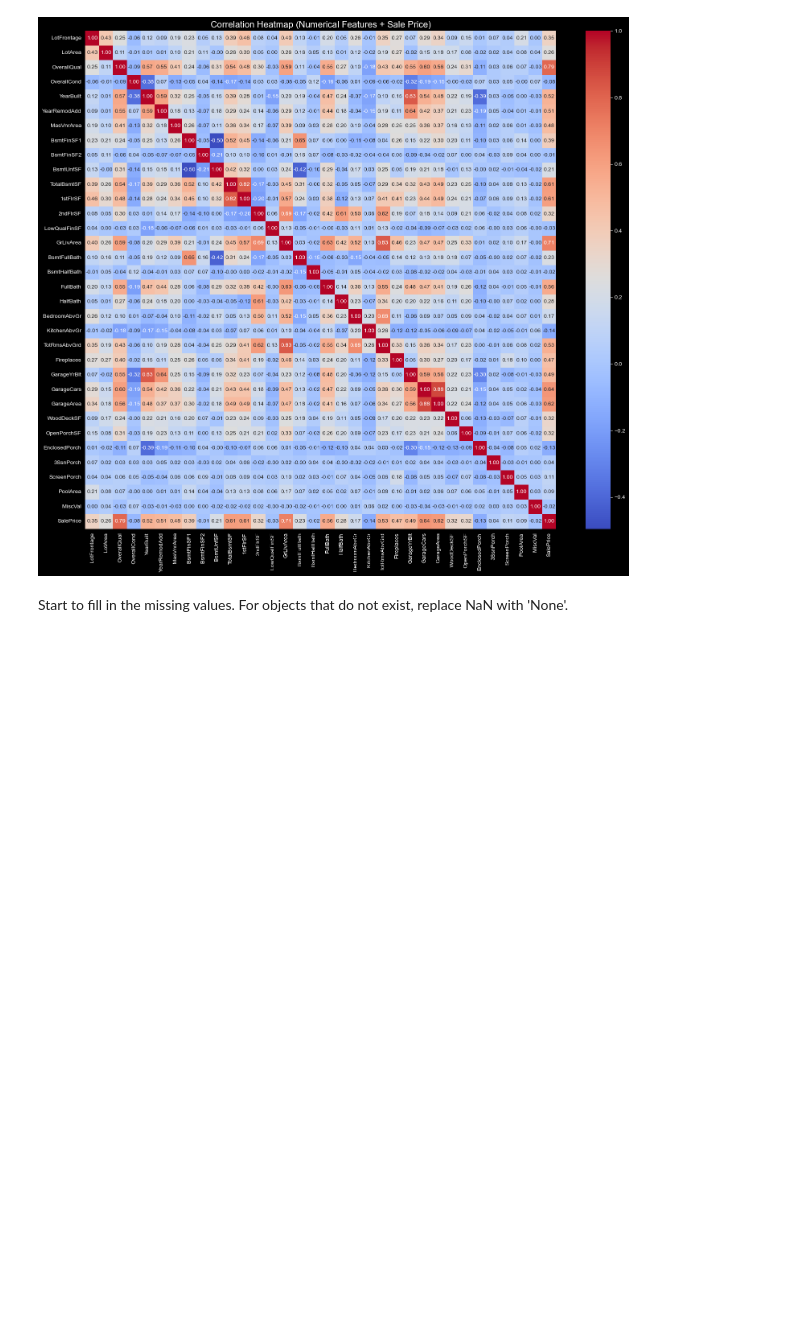
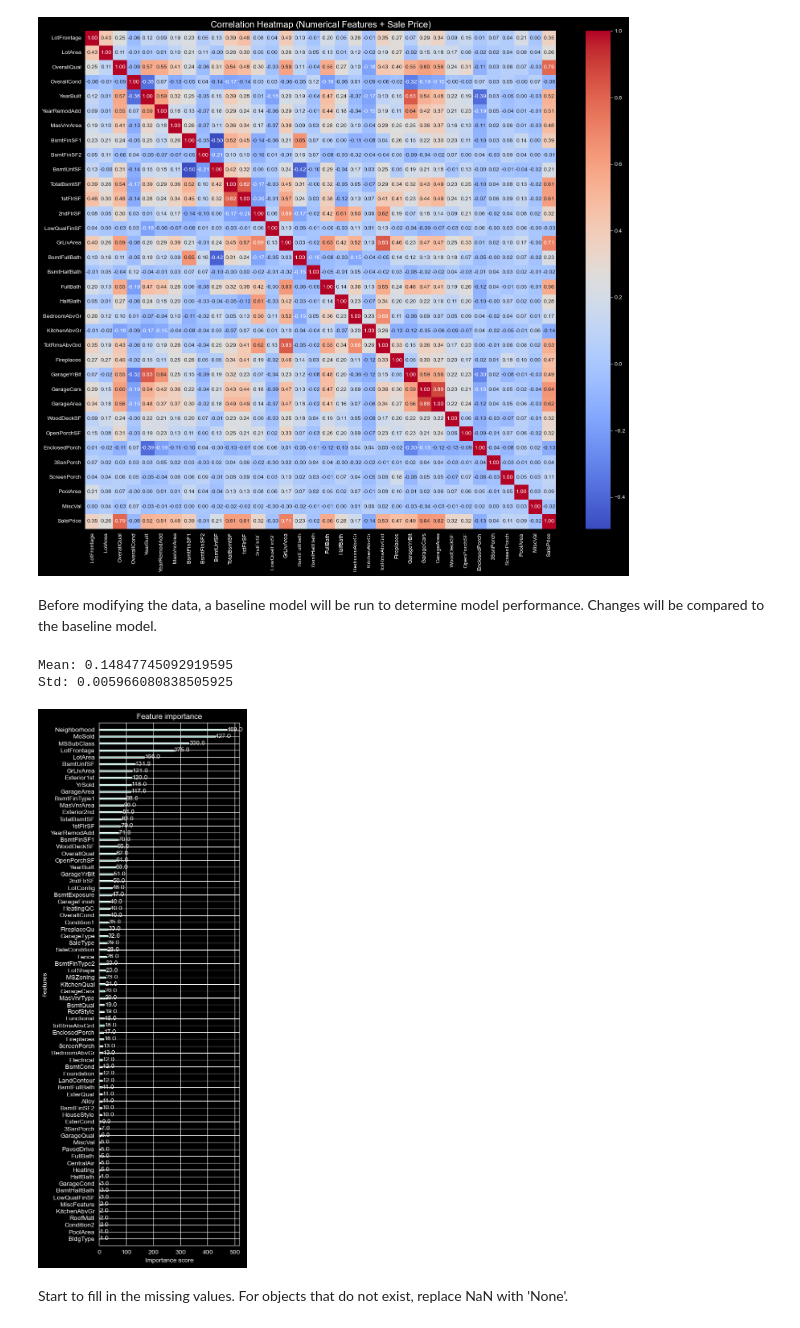
Before and after one commit to robertghennessy/Kaggle-House-Price-Prediction, a Jupyter notebook: Kaggle - Home Prices Regression.ipynb, the cells around one changed output. Drawn from its saved outputs; the diff is of its cells as text; code cells hidden in the pictures; blank space fills up the shorter version.

```diff
--- a/Kaggle - Home Prices Regression.ipynb
+++ b/Kaggle - Home Prices Regression.ipynb
@@ -335,3 +328,54 @@ plt.tight_layout()
 plt.show()
 # %% [output]
 [figure]
+# %% [markdown]
+Before modifying the data, a baseline model will be run to determine model performance. Changes will be compared to the baseline model.
+# %%
+default_xgb_params = {
+    "objective": "reg:squarederror",
+    "seed": RANDOM_STATE,
+    'enable_categorical': True,
+    'early_stopping': 20,
+    'n_estimators': 100,
+    'eval_metric': 'rmse'
+}
+
+def run_xgb(X,y, X_test, params):
+
+    cv = KFold(n_splits=5, shuffle=True, random_state=RANDOM_STATE)
+    rsme_vals = []
+    test_preds = []
+    for train_idx, valid_idx in cv.split(X, y):
+        model = xgb.XGBRegressor(**params)
+        model.fit(
+            X.iloc[train_idx], y.iloc[train_idx],
+            eval_set=[(X.iloc[valid_idx], y.iloc[valid_idx])],
+            verbose=False
+        )
+        preds = model.predict(X.iloc[valid_idx])
+        rsme_vals.append(np.sqrt(mean_squared_error(y.iloc[valid_idx], preds)))
+        prediction = model.predict(X_test)
+        test_preds.append(prediction)
+    print("Mean:", np.mean(rsme_vals))
+    print("Std:", np.std(rsme_vals))
+
+
+    fig, ax = plt.subplots(figsize=(4, 15))
+    xgb.plot_importance(model, ax=ax)
+    plt.show()
+    return test_preds
+
+basic_model_train_df = train_df.copy()
+basic_model_test_df = test_df.copy()
+
+basic_model_train_df[cat_cols] = basic_model_train_df[cat_cols].astype('category')
+basic_model_test_df[cat_cols] = basic_model_test_df[cat_cols].astype('category')
+
+predictions = run_xgb(basic_model_train_df.drop(columns=['SalePrice']),
+                      np.log(basic_model_train_df['SalePrice']),
+                      basic_model_test_df.drop(columns=['Id']),
+                      default_xgb_params)
+# %% [output]
+Mean: 0.14847745092919595
+Std: 0.005966080838505925
+[figure, added]
```
Also changed, not shown: parts of 60 cells of this notebook, 1 other file.
